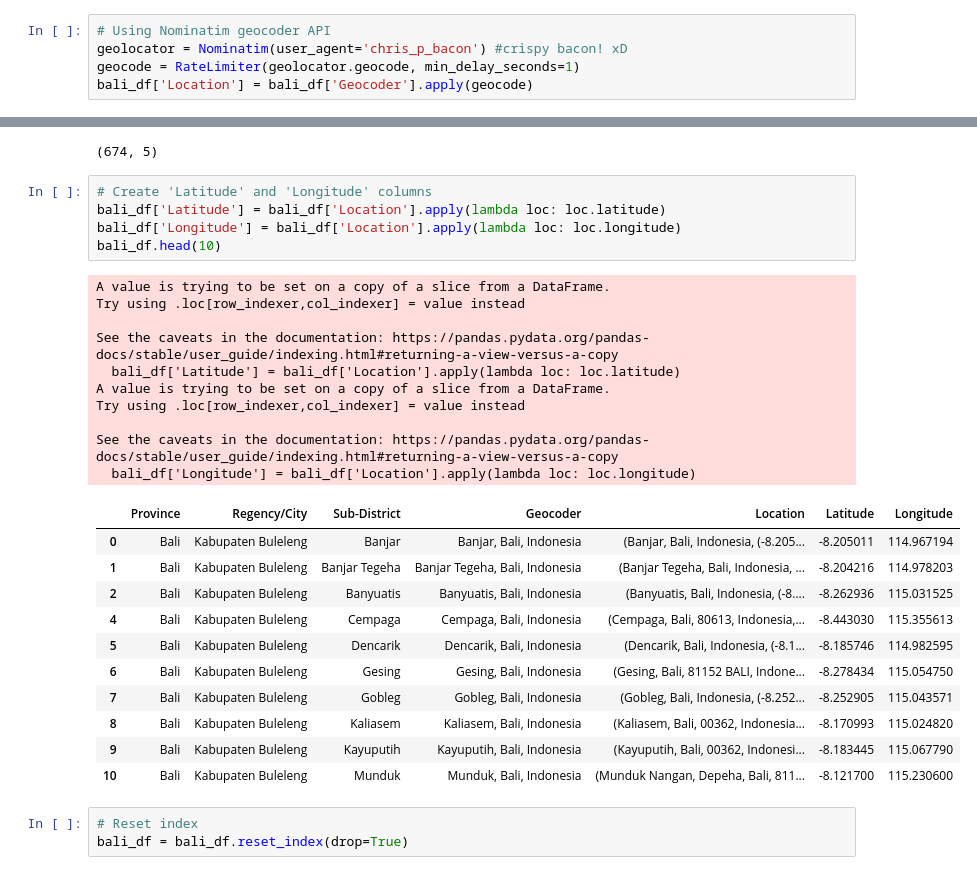
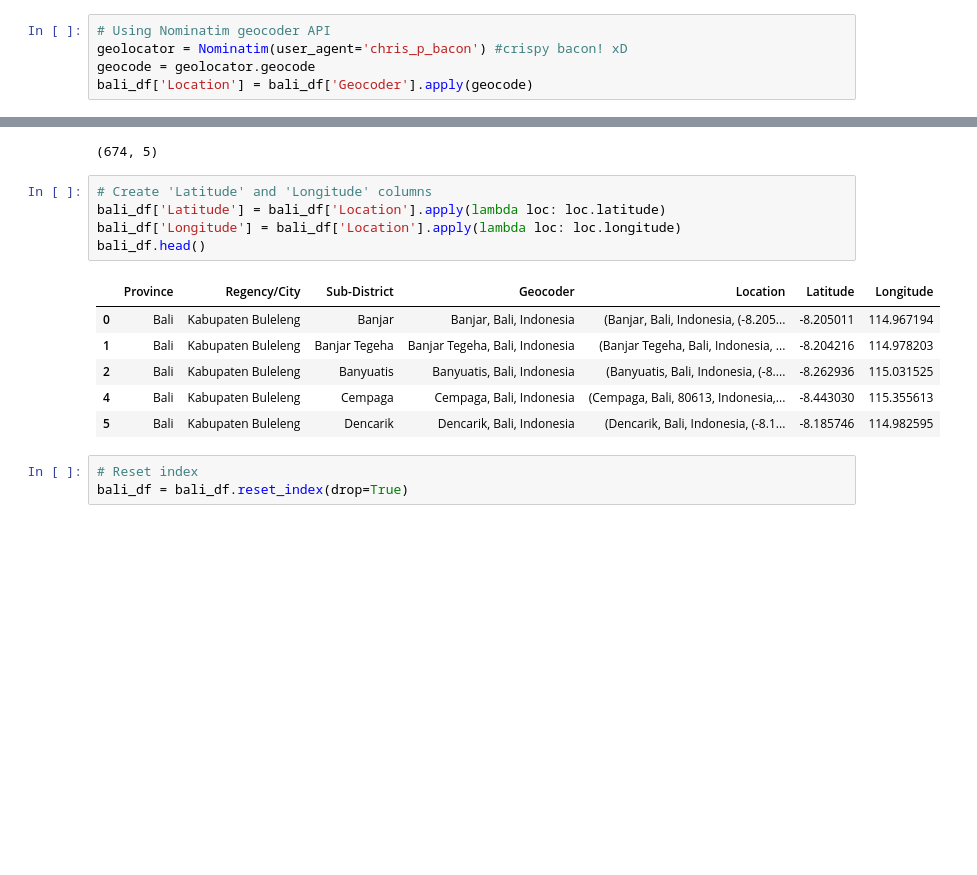
Before and after one commit to jonando93/Coursera_Capstone, a Jupyter notebook: Capstone Project Notebook.ipynb, the cells around one changed output, grey strips where cells are left out. Cells and saved outputs as stored; diff of their text form; blank space fills up the shorter version.

```diff
--- a/Capstone Project Notebook.ipynb
+++ b/Capstone Project Notebook.ipynb
@@ -312,5 +313,5 @@ bali_df.head()
 # %%
 # Using Nominatim geocoder API
 geolocator = Nominatim(user_agent='chris_p_bacon') #crispy bacon! xD
-geocode = RateLimiter(geolocator.geocode, min_delay_seconds=1)
+geocode = geolocator.geocode
 bali_df['Location'] = bali_df['Geocoder'].apply(geocode)
@@ -348,30 +331,15 @@ bali_df.shape
 # %%
 # Create 'Latitude' and 'Longitude' columns
 bali_df['Latitude'] = bali_df['Location'].apply(lambda loc: loc.latitude)
 bali_df['Longitude'] = bali_df['Location'].apply(lambda loc: loc.longitude)
-bali_df.head(10)
+bali_df.head()
 # %% [output]
-A value is trying to be set on a copy of a slice from a DataFrame.
-Try using .loc[row_indexer,col_indexer] = value instead
-
-See the caveats in the documentation: https://pandas.pydata.org/pandas-docs/stable/user_guide/indexing.html#returning-a-view-versus-a-copy
-  bali_df['Latitude'] = bali_df['Location'].apply(lambda loc: loc.latitude)
-A value is trying to be set on a copy of a slice from a DataFrame.
-Try using .loc[row_indexer,col_indexer] = value instead
-
-See the caveats in the documentation: https://pandas.pydata.org/pandas-docs/stable/user_guide/indexing.html#returning-a-view-versus-a-copy
-  bali_df['Longitude'] = bali_df['Location'].apply(lambda loc: loc.longitude)
 |  | Province | Regency/City | Sub-District | Geocoder | Location | Latitude | Longitude |
 | 0 | Bali | Kabupaten Buleleng | Banjar | Banjar, Bali, Indonesia | (Banjar, Bali, Indonesia, (-8.205... | -8.205011 | 114.967194 |
 | 1 | Bali | Kabupaten Buleleng | Banjar Tegeha | Banjar Tegeha, Bali, Indonesia | (Banjar Tegeha, Bali, Indonesia, ... | -8.204216 | 114.978203 |
 | 2 | Bali | Kabupaten Buleleng | Banyuatis | Banyuatis, Bali, Indonesia | (Banyuatis, Bali, Indonesia, (-8.... | -8.262936 | 115.031525 |
 | 4 | Bali | Kabupaten Buleleng | Cempaga | Cempaga, Bali, Indonesia | (Cempaga, Bali, 80613, Indonesia,... | -8.443030 | 115.355613 |
 | 5 | Bali | Kabupaten Buleleng | Dencarik | Dencarik, Bali, Indonesia | (Dencarik, Bali, Indonesia, (-8.1... | -8.185746 | 114.982595 |
-| 6 | Bali | Kabupaten Buleleng | Gesing | Gesing, Bali, Indonesia | (Gesing, Bali, 81152 BALI, Indone... | -8.278434 | 115.054750 |
-| 7 | Bali | Kabupaten Buleleng | Gobleg | Gobleg, Bali, Indonesia | (Gobleg, Bali, Indonesia, (-8.252... | -8.252905 | 115.043571 |
-| 8 | Bali | Kabupaten Buleleng | Kaliasem | Kaliasem, Bali, Indonesia | (Kaliasem, Bali, 00362, Indonesia... | -8.170993 | 115.024820 |
-| 9 | Bali | Kabupaten Buleleng | Kayuputih | Kayuputih, Bali, Indonesia | (Kayuputih, Bali, 00362, Indonesi... | -8.183445 | 115.067790 |
-| 10 | Bali | Kabupaten Buleleng | Munduk | Munduk, Bali, Indonesia | (Munduk Nangan, Depeha, Bali, 811... | -8.121700 | 115.230600 |
 # %%
 # Reset index
 bali_df = bali_df.reset_index(drop=True)
```
Also changed, not shown: parts of 24 cells of this notebook.
